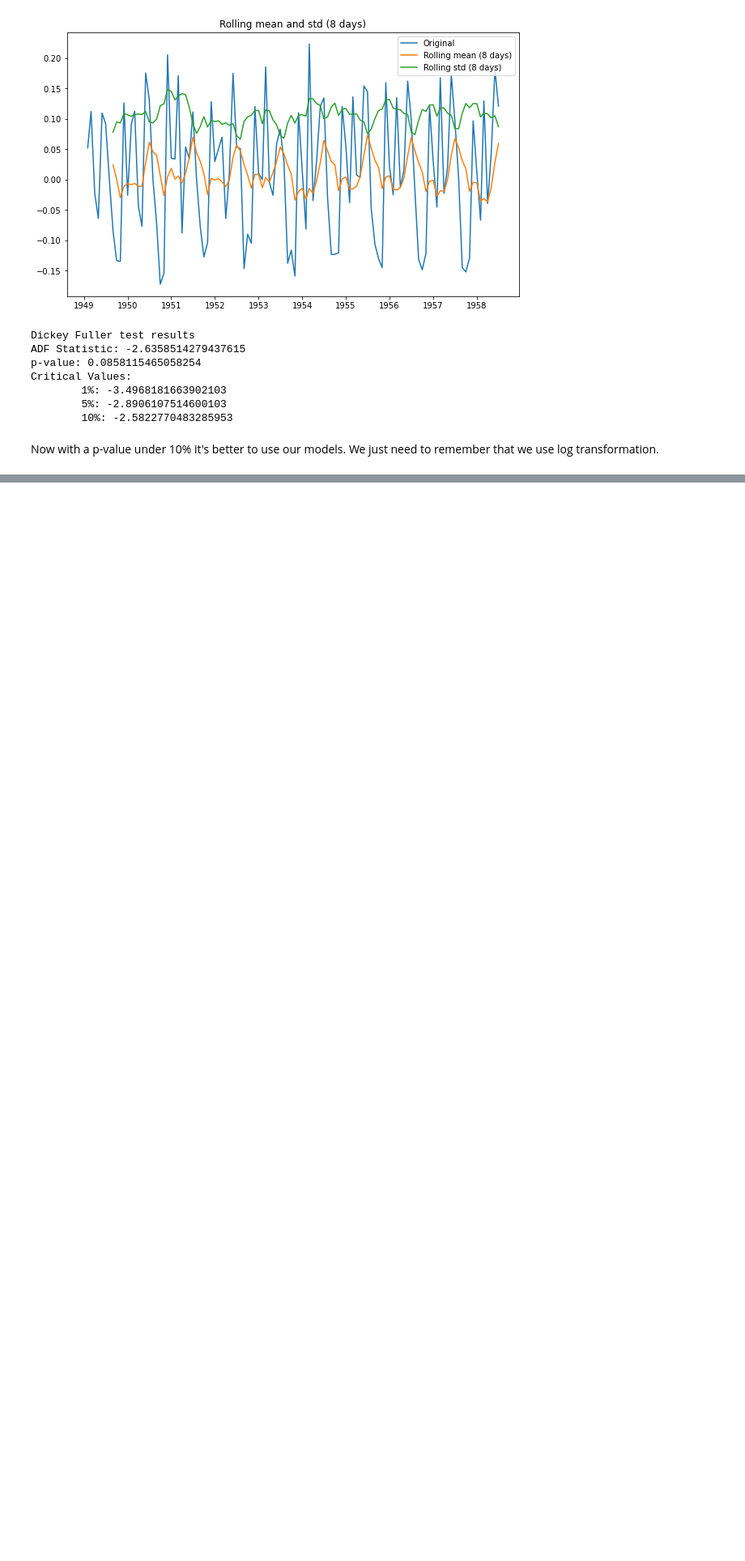
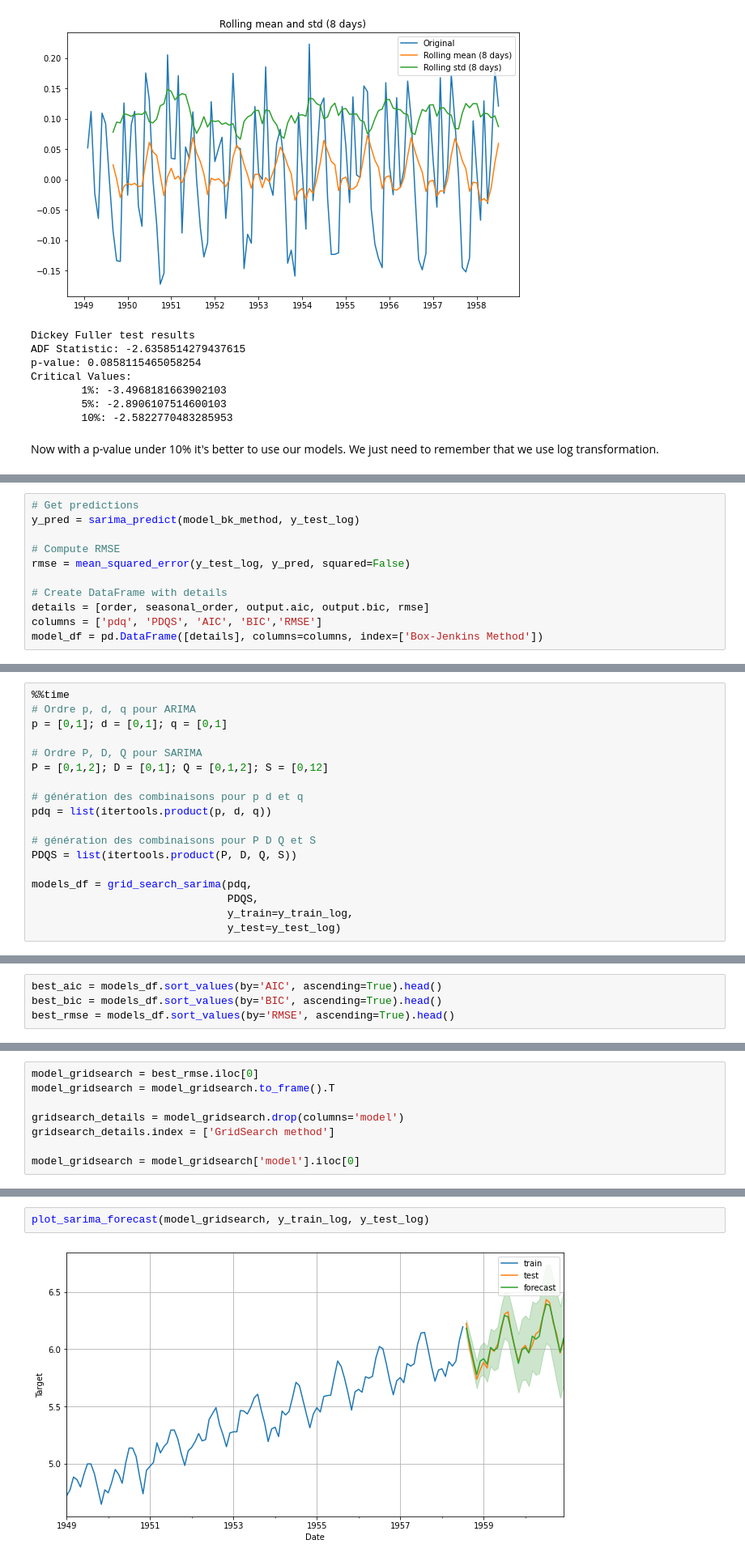
Before and after one commit to Nathanlauga/explore-arima, a Jupyter notebook: notebooks/ARIMA_SARIMA.ipynb, the cells around one changed output, grey strips where cells are left out. Shown: that part at 81% size. Saved outputs shown, nothing was run; the diff lists cells and outputs as text; blank space fills up the shorter version.

```diff
--- a/notebooks/ARIMA_SARIMA.ipynb
+++ b/notebooks/ARIMA_SARIMA.ipynb
@@ -266,0 +435,11 @@ Nous cherchons à minimiser l'$AIC$
+# %%
+# Get predictions
+y_pred = sarima_predict(model_bk_method, y_test_log)
+
+# Compute RMSE
+rmse = mean_squared_error(y_test_log, y_pred, squared=False)
+
+# Create DataFrame with details
+details = [order, seasonal_order, output.aic, output.bic, rmse]
+columns = ['pdq', 'PDQS', 'AIC', 'BIC','RMSE']
+model_df = pd.DataFrame([details], columns=columns, index=['Box-Jenkins Method'])
@@ -266,0 +532,18 @@ Nous cherchons à minimiser l'$AIC$
+# %%
+%%time
+# Ordre p, d, q pour ARIMA
+p = [0,1]; d = [0,1]; q = [0,1]
+
+# Ordre P, D, Q pour SARIMA
+P = [0,1,2]; D = [0,1]; Q = [0,1,2]; S = [0,12]
+
+# génération des combinaisons pour p d et q
+pdq = list(itertools.product(p, d, q))
+
+# génération des combinaisons pour P D Q et S
+PDQS = list(itertools.product(P, D, Q, S))
+
+models_df = grid_search_sarima(pdq,
+                               PDQS,
+                               y_train=y_train_log,
+                               y_test=y_test_log)
@@ -266,0 +552,4 @@ Nous cherchons à minimiser l'$AIC$
+# %%
+best_aic = models_df.sort_values(by='AIC', ascending=True).head()
+best_bic = models_df.sort_values(by='BIC', ascending=True).head()
+best_rmse = models_df.sort_values(by='RMSE', ascending=True).head()
@@ -266,0 +585,8 @@ Nous cherchons à minimiser l'$AIC$
+# %%
+model_gridsearch = best_rmse.iloc[0]
+model_gridsearch = model_gridsearch.to_frame().T
+
+gridsearch_details = model_gridsearch.drop(columns='model')
+gridsearch_details.index = ['GridSearch method']
+
+model_gridsearch = model_gridsearch['model'].iloc[0]
@@ -266,0 +605,4 @@ Nous cherchons à minimiser l'$AIC$
+# %%
+plot_sarima_forecast(model_gridsearch, y_train_log, y_test_log)
+# %% [output]
+[figure, added]
```
Also changed, not shown: parts of 40 cells of this notebook.
